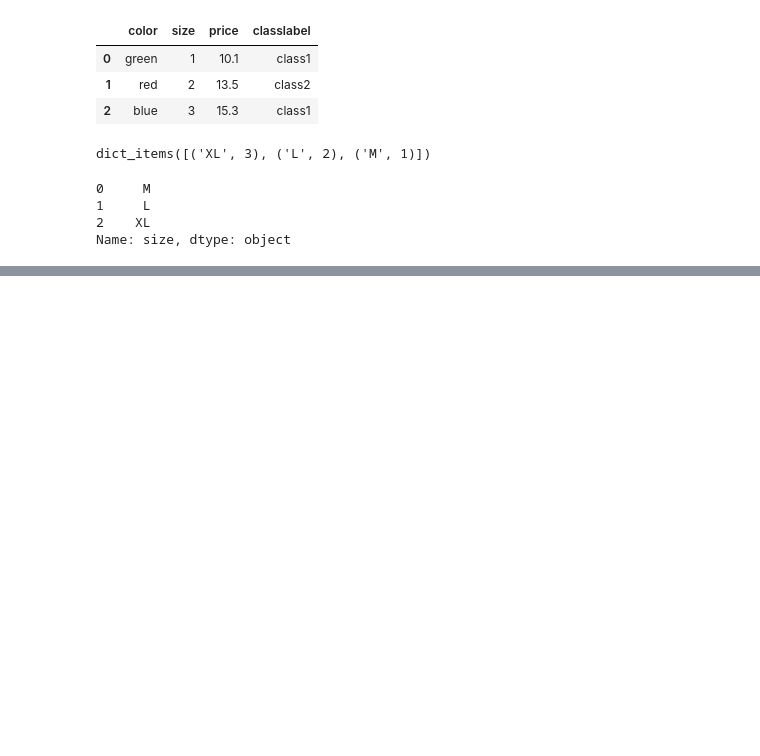
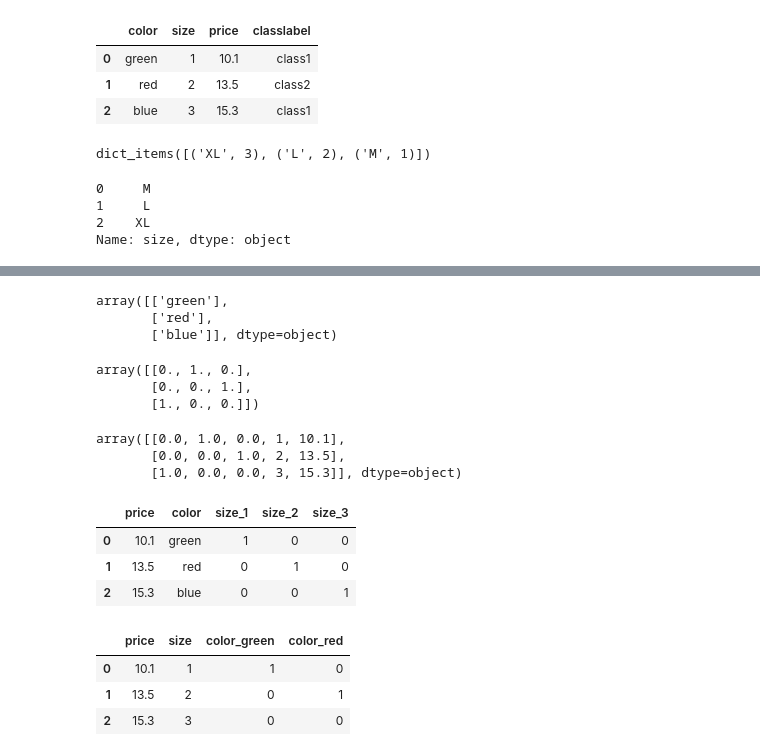
Before and after one commit to LeeDaeWook/ML_study, a Jupyter notebook: ml_study_ch4.ipynb, the cells around one changed output, grey strips where cells are left out. Saved outputs shown, nothing was run; the diff lists cells and outputs as text; code cells hidden in the pictures; blank space fills up the shorter version.

Commit message:
one-hot encoding, normalization, min-max scaling

```diff
--- a/ml_study_ch4.ipynb
+++ b/ml_study_ch4.ipynb
@@ -223,0 +233,4 @@ Name: size, dtype: object
+# %%
+import numpy as np
+class_mapping = {label:idx for idx,label in enumerate(np.unique(df['classlabel']))}
+class_mapping
@@ -223,0 +239,3 @@ Name: size, dtype: object
+# %%
+df['classlabel'] = df['classlabel'].map(class_mapping) # map함수가 class_mapping의 키값을 찾아서 value값으로 바꾼다.
+df
@@ -223,0 +247,4 @@ Name: size, dtype: object
+# %%
+inv_class_mapping = {v : k for k, v in class_mapping.items()}
+df['classlabel'] = df['classlabel'].map(inv_class_mapping)
+df
@@ -223,0 +297,43 @@ Name: size, dtype: object
+# %%
+# 정수로 인코딩된 값을 다시 문자열로 복원
+
+col_trans.named_transformers_['ord_enc'].inverse_transform(X_trans)
+# %% [output]
+array([['green'],
+       ['red'],
+       ['blue']], dtype=object)
+# %%
+# one-hot-encoding
+
+from sklearn.preprocessing import OneHotEncoder
+X = df[['color', 'size', 'price']].values
+color_ohe = OneHotEncoder()
+color_ohe.fit_transform(X[:, 0].reshape(-1, 1)).toarray()
+# %% [output]
+array([[0., 1., 0.],
+       [0., 0., 1.],
+       [1., 0., 0.]])
+# %%
+# columntransformer를 사용하여 color 특성(열)에만 원핫인코딩 적용
+
+from sklearn.compose import ColumnTransformer
+X = df[['color', 'size', 'price']].values
+c_transf = ColumnTransformer([
+    ('onehot', OneHotEncoder(), [0]),
+    ('nothing', 'passthrough', [1, 2])
+])
+c_transf.fit_transform(X)
+# %% [output]
+array([[0.0, 1.0, 0.0, 1, 10.1],
+       [0.0, 0.0, 1.0, 2, 13.5],
+       [1.0, 0.0, 0.0, 3, 15.3]], dtype=object)
+# %%
+# pandas의 get_dummies 메서드를 사용하여 범주형 feature 원핫인코딩
+# 범주형
+
+pd.get_dummies(df[['price', 'color', 'size']])
+# %% [output]
+|  | price | color | size_1 | size_2 | size_3 |
+| 0 | 10.1 | green | 1 | 0 | 0 |
+| 1 | 13.5 | red | 0 | 1 | 0 |
+| 2 | 15.3 | blue | 0 | 0 | 1 |
@@ -223,0 +344,10 @@ Name: size, dtype: object
+# %%
+# 원핫인코딩한 feature의 첫번째 열(color_blue)을 삭제
+
+pd.get_dummies(df[['price', 'color', 'size']],
+              drop_first=True)
+# %% [output]
+|  | price | size | color_green | color_red |
+| 0 | 10.1 | 1 | 1 | 0 |
+| 1 | 13.5 | 2 | 0 | 1 |
+| 2 | 15.3 | 3 | 0 | 0 |
```
Also changed, not shown: parts of 22 cells of this notebook.
